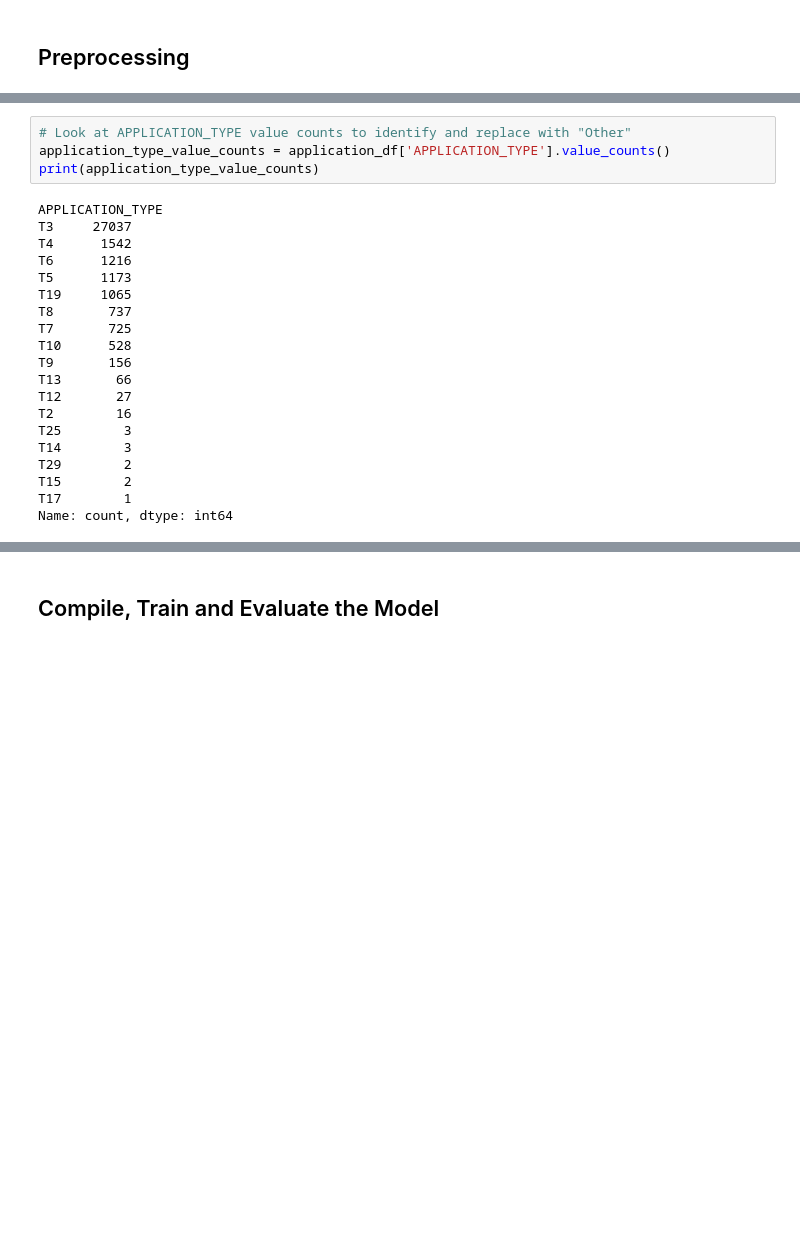
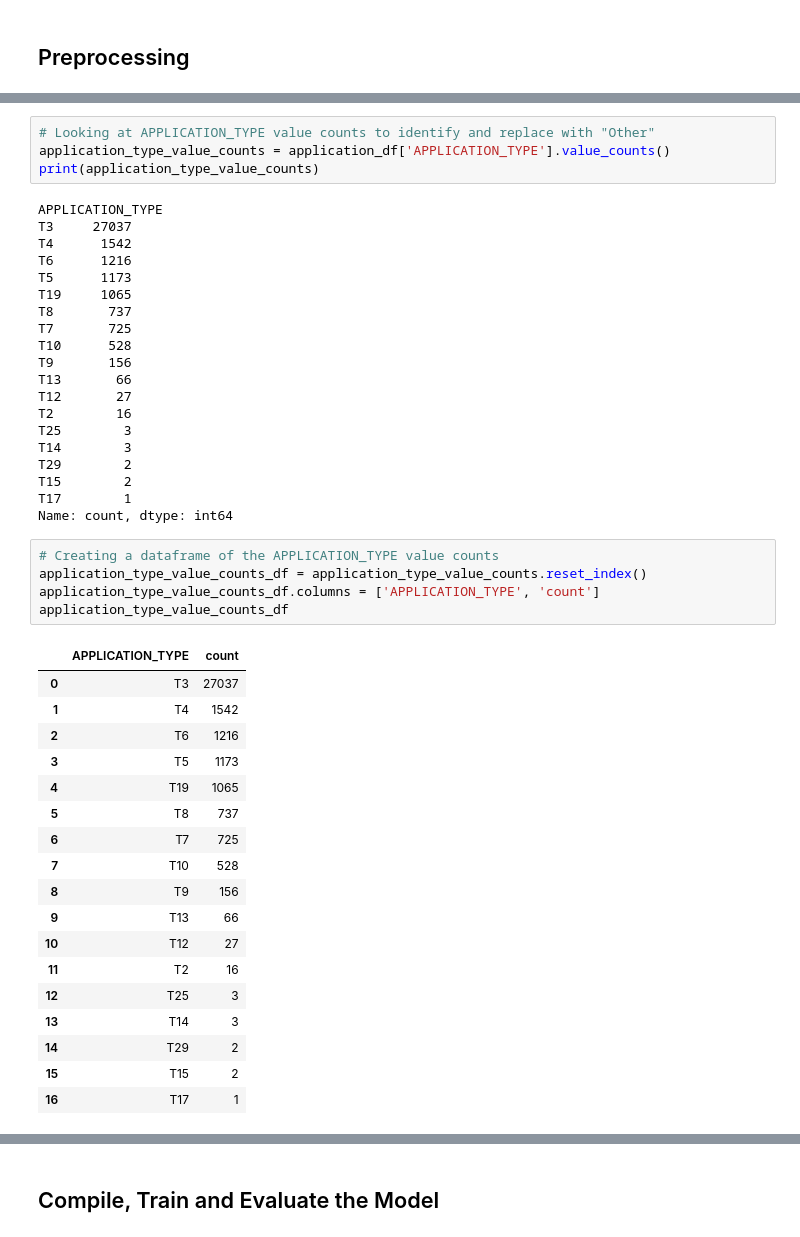
Before and after one commit to cengelhart0120/deep-learning-challenge, a Jupyter notebook: AlphabetSoupCharity.ipynb, the cells around one changed output, grey strips where cells are left out. Saved outputs shown, nothing was run; the diff lists cells and outputs as text; blank space fills up the shorter version.

```diff
--- a/AlphabetSoupCharity.ipynb
+++ b/AlphabetSoupCharity.ipynb
@@ -38,7 +38,7 @@ ASK_AMT                   8747
 IS_SUCCESSFUL                2
 dtype: int64
 # %%
-# Look at APPLICATION_TYPE value counts to identify and replace with "Other"
+# Looking at APPLICATION_TYPE value counts to identify and replace with "Other"
 application_type_value_counts = application_df['APPLICATION_TYPE'].value_counts()
 print(application_type_value_counts)
 # %% [output]
@@ -61,4 +61,28 @@ T29        2
 T15        2
 T17        1
 Name: count, dtype: int64
+# %%
+# Creating a dataframe of the APPLICATION_TYPE value counts
+application_type_value_counts_df = application_type_value_counts.reset_index()
+application_type_value_counts_df.columns = ['APPLICATION_TYPE', 'count']
+application_type_value_counts_df
+# %% [output]
+|  | APPLICATION_TYPE | count |
+| 0 | T3 | 27037 |
+| 1 | T4 | 1542 |
+| 2 | T6 | 1216 |
+| 3 | T5 | 1173 |
+| 4 | T19 | 1065 |
+| 5 | T8 | 737 |
+| 6 | T7 | 725 |
+| 7 | T10 | 528 |
+| 8 | T9 | 156 |
+| 9 | T13 | 66 |
+| 10 | T12 | 27 |
+| 11 | T2 | 16 |
+| 12 | T25 | 3 |
+| 13 | T14 | 3 |
+| 14 | T29 | 2 |
+| 15 | T15 | 2 |
+| 16 | T17 | 1 |
 # %%
```
Also changed, not shown: parts of 18 cells of this notebook, 1 other file.
